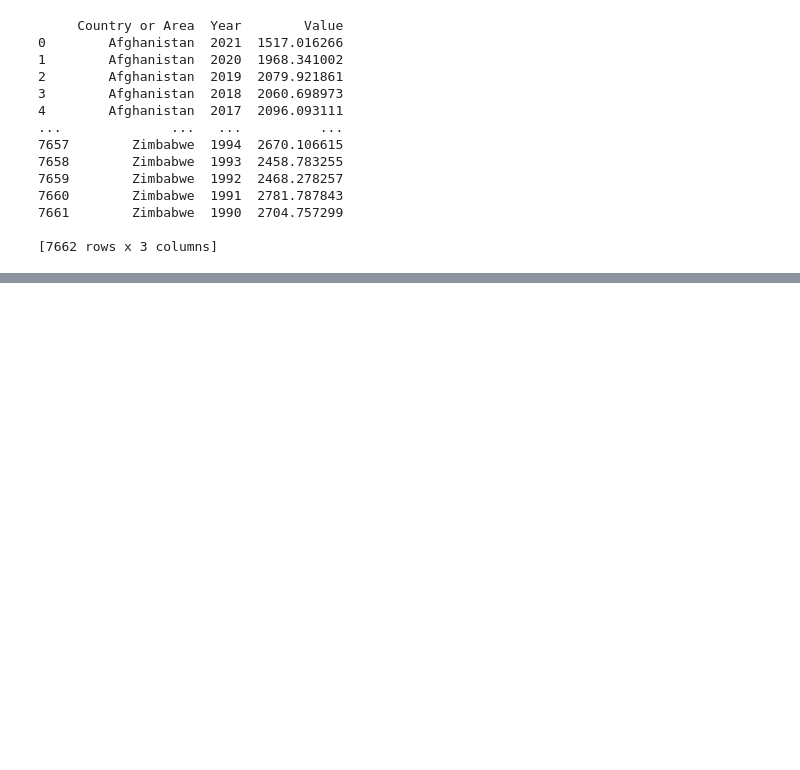
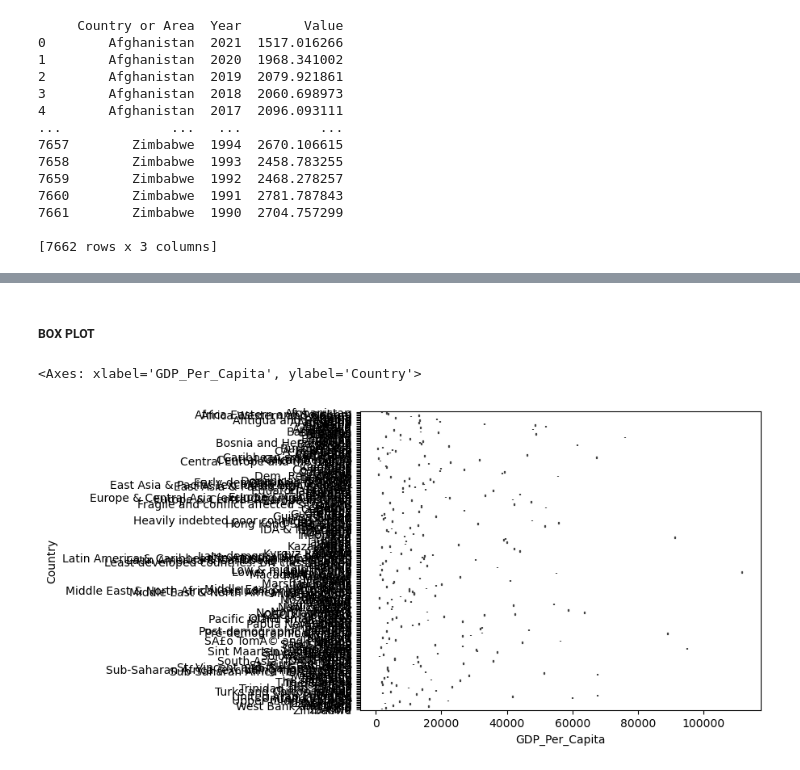
Before and after one commit to NSS-Data-Analytics-Cohort-11/undata-barbsjean, a Jupyter notebook: notebook/UN_data_analysis_DA11.ipynb, the cells around one changed output, grey strips where cells are left out. Cells and saved outputs as stored; diff of their text form; code cells hidden in the pictures; blank space fills up the shorter version.

```diff
--- a/notebook/UN_data_analysis_DA11.ipynb
+++ b/notebook/UN_data_analysis_DA11.ipynb
@@ -74,0 +127,7 @@ gdp_df.rename(columns={'Country or Area' : 'Country', 'Value' : 'GDP_Per_Capita'
+# %% [markdown]
+##### BOX PLOT
+# %%
+sns.boxplot( x=gdp_per_capita_2020["GDP_Per_Capita"], y=gdp_per_capita_2020["Country"] )
+# %% [output]
+<Axes: xlabel='GDP_Per_Capita', ylabel='Country'>
+[figure, added]
```
Also changed, not shown: parts of 22 cells of this notebook.
